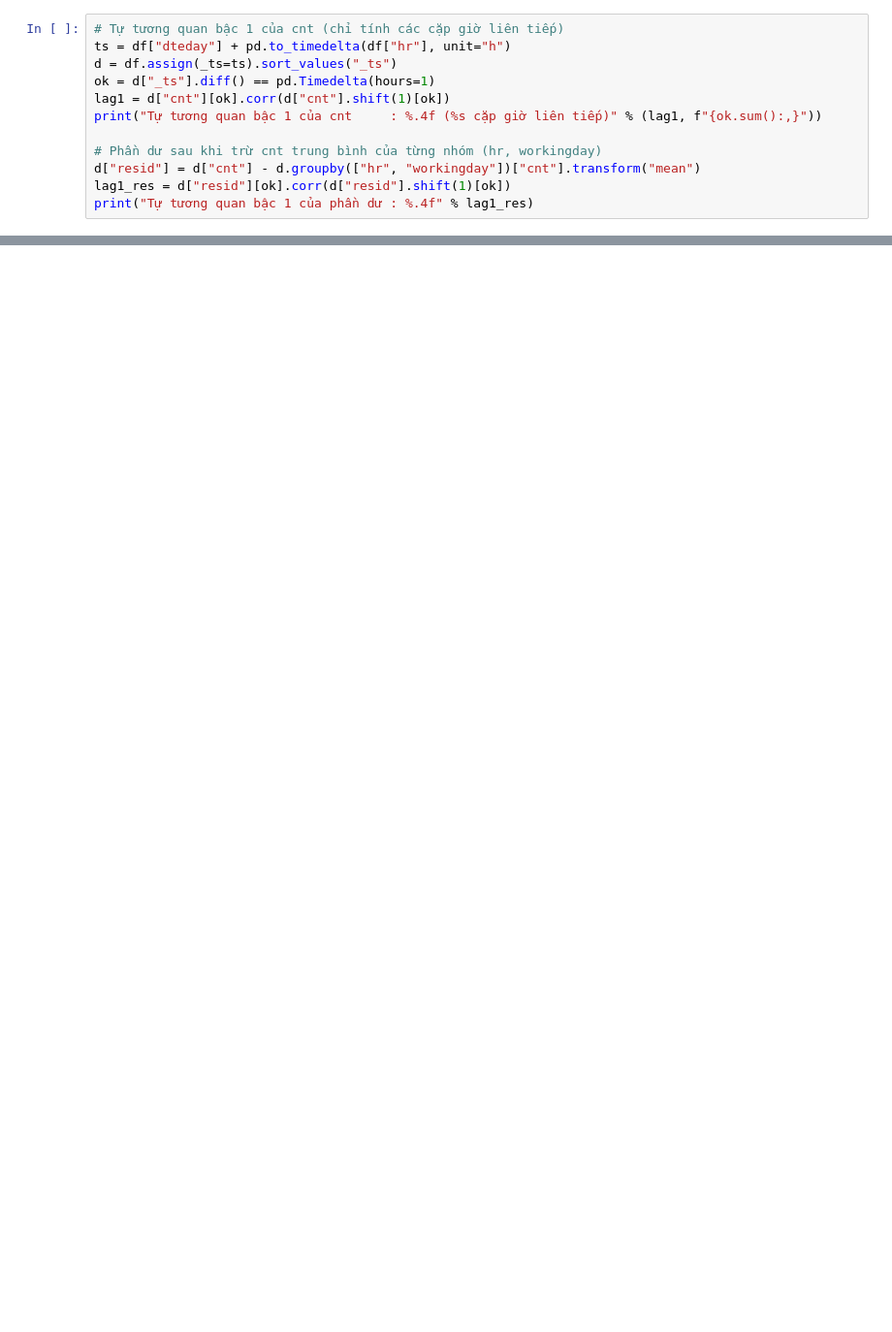
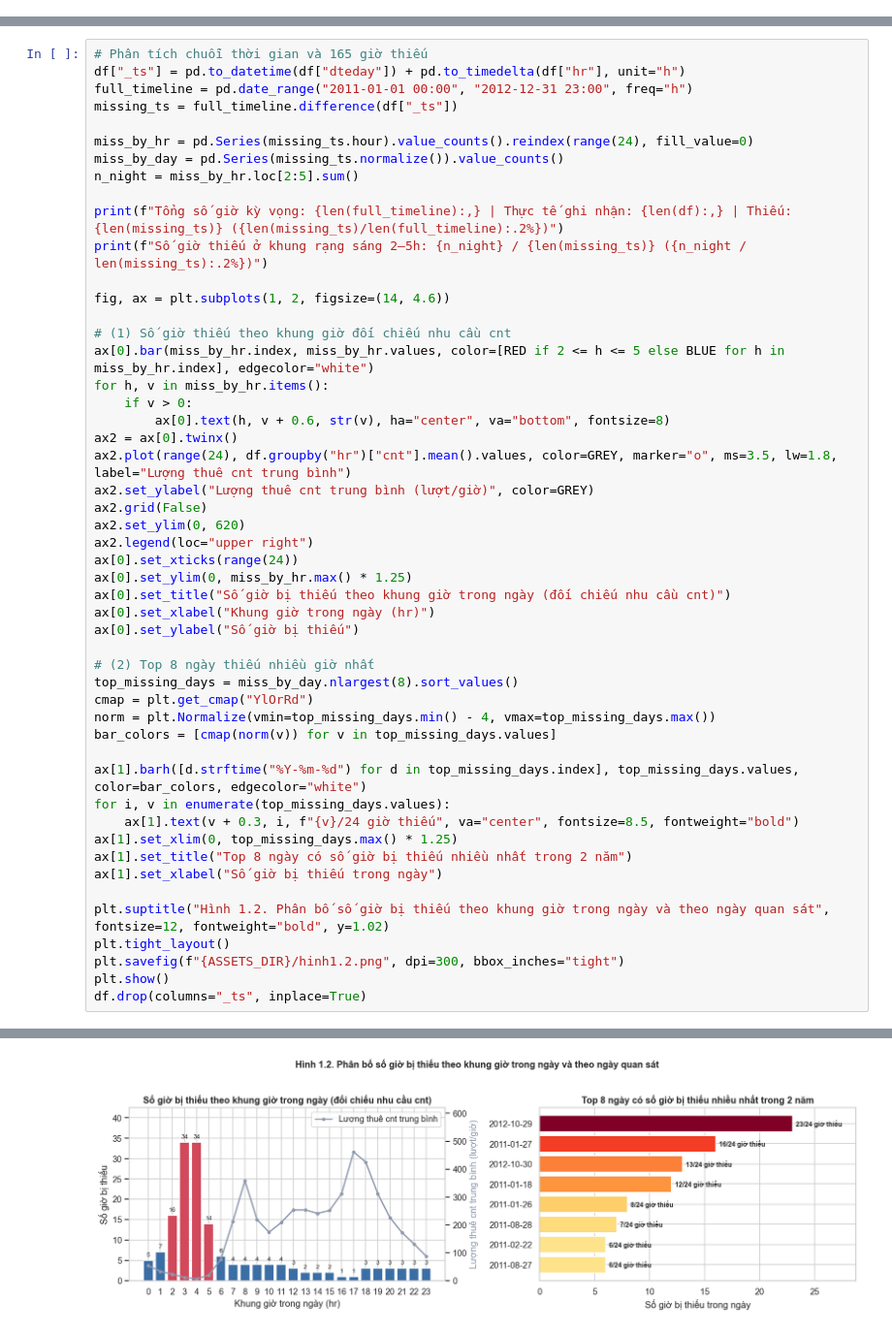
Before and after one commit to TheUn4given123jkbkjs/Data_Analytic_and_Visualization_BikeSharing_W.DC, a Jupyter notebook: EDA/EDA.ipynb, the cells around one changed output, grey strips where cells are left out. Shown at 97% size. Cells and saved outputs as stored; diff of their text form; blank space fills up the shorter version.

```diff
--- a/EDA/EDA.ipynb
+++ b/EDA/EDA.ipynb
@@ -1274,12 +0,0 @@ Từ các kết quả trên, `windspeed = 0` được giữ nguyên và ghi nh
-# %%
-# Tự tương quan bậc 1 của cnt (chỉ tính các cặp giờ liên tiếp)
-ts = df["dteday"] + pd.to_timedelta(df["hr"], unit="h")
-d = df.assign(_ts=ts).sort_values("_ts")
-ok = d["_ts"].diff() == pd.Timedelta(hours=1)
-lag1 = d["cnt"][ok].corr(d["cnt"].shift(1)[ok])
-print("Tự tương quan bậc 1 của cnt     : %.4f (%s cặp giờ liên tiếp)" % (lag1, f"{ok.sum():,}"))
-
-# Phần dư sau khi trừ cnt trung bình của từng nhóm (hr, workingday)
-d["resid"] = d["cnt"] - d.groupby(["hr", "workingday"])["cnt"].transform("mean")
-lag1_res = d["resid"][ok].corr(d["resid"].shift(1)[ok])
-print("Tự tương quan bậc 1 của phần dư : %.4f" % lag1_res)
@@ -1364,0 +209,51 @@ Giá trị ngoại lai thống kê (statistical outlier) khác với lỗi dữ
+# %%
+# Phân tích chuỗi thời gian và 165 giờ thiếu
+df["_ts"] = pd.to_datetime(df["dteday"]) + pd.to_timedelta(df["hr"], unit="h")
+full_timeline = pd.date_range("2011-01-01 00:00", "2012-12-31 23:00", freq="h")
+missing_ts = full_timeline.difference(df["_ts"])
+
+miss_by_hr = pd.Series(missing_ts.hour).value_counts().reindex(range(24), fill_value=0)
+miss_by_day = pd.Series(missing_ts.normalize()).value_counts()
+n_night = miss_by_hr.loc[2:5].sum()
+
+print(f"Tổng số giờ kỳ vọng: {len(full_timeline):,} | Thực tế ghi nhận: {len(df):,} | Thiếu: {len(missing_ts)} ({len(missing_ts)/len(full_timeline):.2%})")
+print(f"Số giờ thiếu ở khung rạng sáng 2–5h: {n_night} / {len(missing_ts)} ({n_night / len(missing_ts):.2%})")
+
+fig, ax = plt.subplots(1, 2, figsize=(14, 4.6))
+
+# (1) Số giờ thiếu theo khung giờ đối chiếu nhu cầu cnt
+ax[0].bar(miss_by_hr.index, miss_by_hr.values, color=[RED if 2 <= h <= 5 else BLUE for h in miss_by_hr.index], edgecolor="white")
+for h, v in miss_by_hr.items():
+    if v > 0:
+        ax[0].text(h, v + 0.6, str(v), ha="center", va="bottom", fontsize=8)
+ax2 = ax[0].twinx()
+ax2.plot(range(24), df.groupby("hr")["cnt"].mean().values, color=GREY, marker="o", ms=3.5, lw=1.8, label="Lượng thuê cnt trung bình")
+ax2.set_ylabel("Lượng thuê cnt trung bình (lượt/giờ)", color=GREY)
+ax2.grid(False)
+ax2.set_ylim(0, 620)
+ax2.legend(loc="upper right")
+ax[0].set_xticks(range(24))
+ax[0].set_ylim(0, miss_by_hr.max() * 1.25)
+ax[0].set_title("Số giờ bị thiếu theo khung giờ trong ngày (đối chiếu nhu cầu cnt)")
+ax[0].set_xlabel("Khung giờ trong ngày (hr)")
+ax[0].set_ylabel("Số giờ bị thiếu")
+
+# (2) Top 8 ngày thiếu nhiều giờ nhất
+top_missing_days = miss_by_day.nlargest(8).sort_values()
+cmap = plt.get_cmap("YlOrRd")
+norm = plt.Normalize(vmin=top_missing_days.min() - 4, vmax=top_missing_days.max())
+bar_colors = [cmap(norm(v)) for v in top_missing_days.values]
+
+ax[1].barh([d.strftime("%Y-%m-%d") for d in top_missing_days.index], top_missing_days.values, color=bar_colors, edgecolor="white")
+for i, v in enumerate(top_missing_days.values):
+    ax[1].text(v + 0.3, i, f"{v}/24 giờ thiếu", va="center", fontsize=8.5, fontweight="bold")
+ax[1].set_xlim(0, top_missing_days.max() * 1.25)
+ax[1].set_title("Top 8 ngày có số giờ bị thiếu nhiều nhất trong 2 năm")
+ax[1].set_xlabel("Số giờ bị thiếu trong ngày")
+
+plt.suptitle("Hình 1.2. Phân bố số giờ bị thiếu theo khung giờ trong ngày và theo ngày quan sát", fontsize=12, fontweight="bold", y=1.02)
+plt.tight_layout()
+plt.savefig(f"{ASSETS_DIR}/hinh1.2.png", dpi=300, bbox_inches="tight")
+plt.show()
+df.drop(columns="_ts", inplace=True)
+# %% [output]
@@ -1364,0 +262 @@ Giá trị ngoại lai thống kê (statistical outlier) khác với lỗi dữ
+[figure, added]
```
Also changed, not shown: parts of 105 cells of this notebook, 16 other files.
